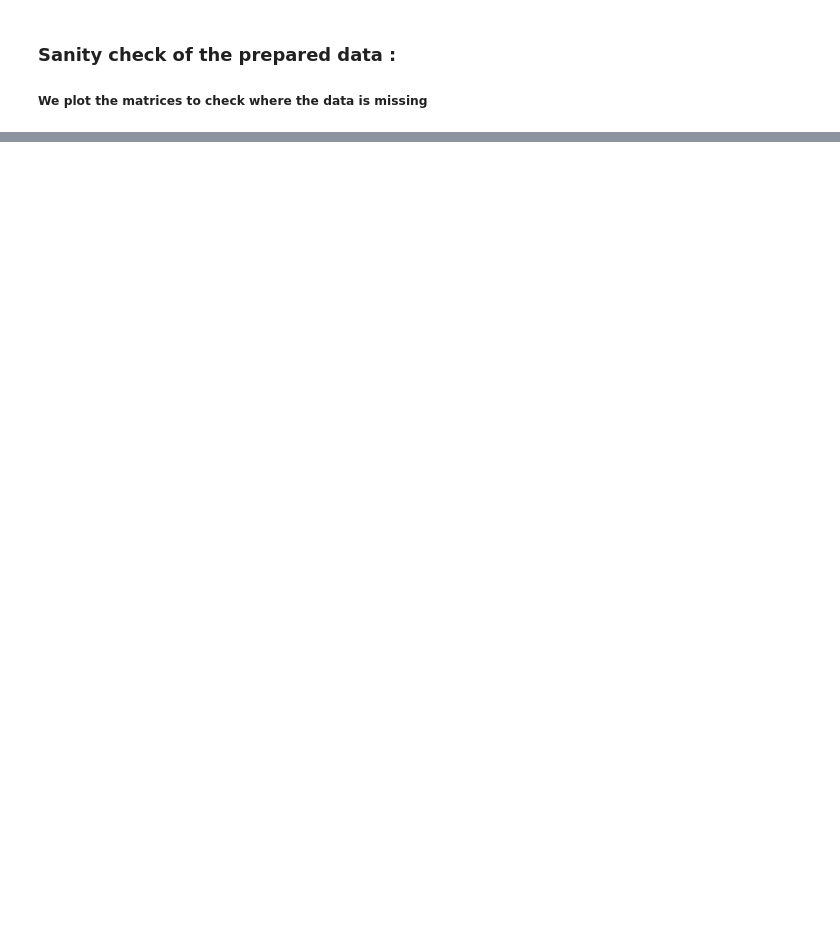
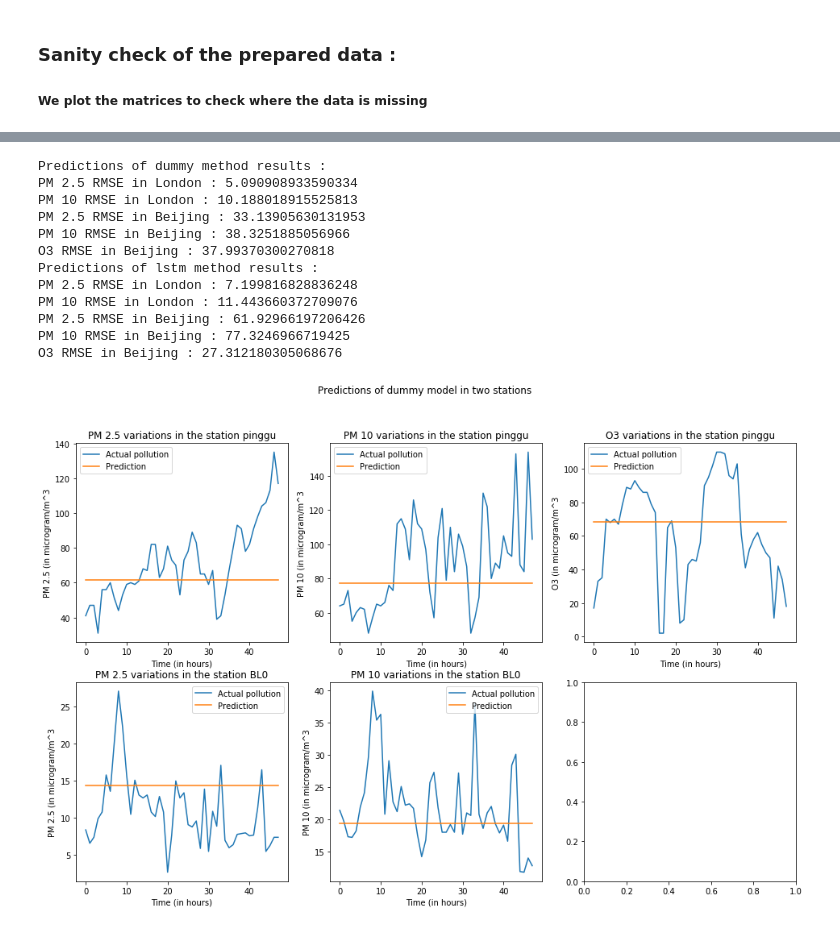
Before and after one commit to TopFox/dm-project, a Jupyter notebook: savaryVosFinalProject.ipynb, the cells around one changed output, grey strips where cells are left out. Cells and saved outputs as stored; diff of their text form; code cells hidden in the pictures; blank space fills up the shorter version.

```diff
--- a/savaryVosFinalProject.ipynb
+++ b/savaryVosFinalProject.ipynb
@@ -110,0 +73,20 @@ O3 RMSE in Beijing : 1473.0073545967405
+# %%
+from prediction.compare_predictions import compare_predictions
+
+methods = ['dummy', 'lstm']
+for method in methods:
+    compare_predictions(method)
+# %% [output]
+Predictions of dummy method results :
+PM 2.5 RMSE in London : 5.090908933590334
+PM 10 RMSE in London : 10.188018915525813
+PM 2.5 RMSE in Beijing : 33.13905630131953
+PM 10 RMSE in Beijing : 38.3251885056966
+O3 RMSE in Beijing : 37.99370300270818
+Predictions of lstm method results :
+PM 2.5 RMSE in London : 7.199816828836248
+PM 10 RMSE in London : 11.443660372709076
+PM 2.5 RMSE in Beijing : 61.92966197206426
+PM 10 RMSE in Beijing : 77.3246966719425
+O3 RMSE in Beijing : 27.312180305068676
+[figure, added]
```
Also changed, not shown: parts of 7 cells of this notebook, 15 other files.
